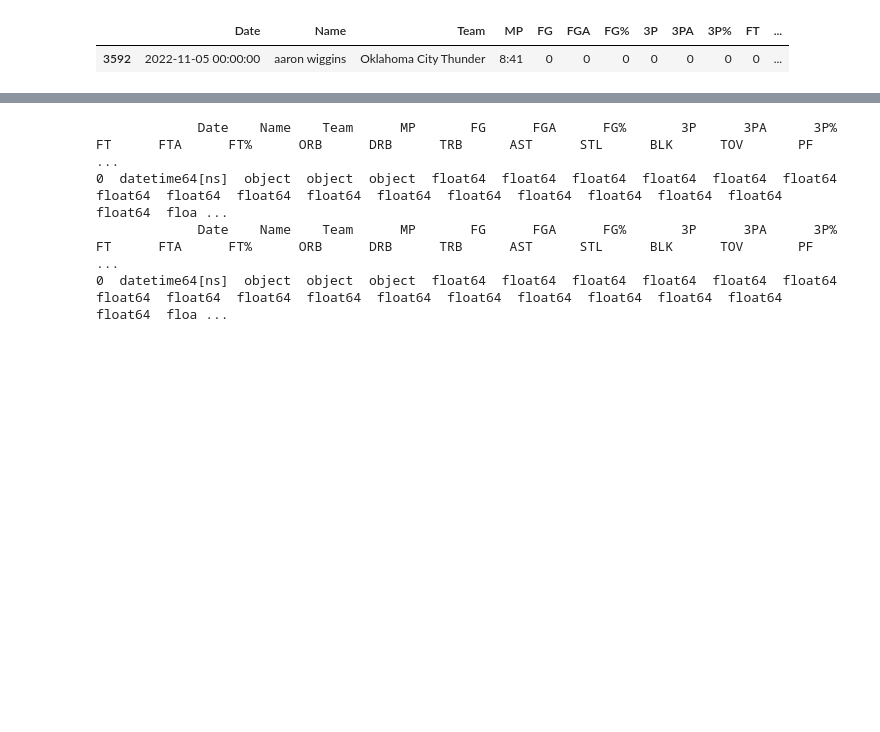
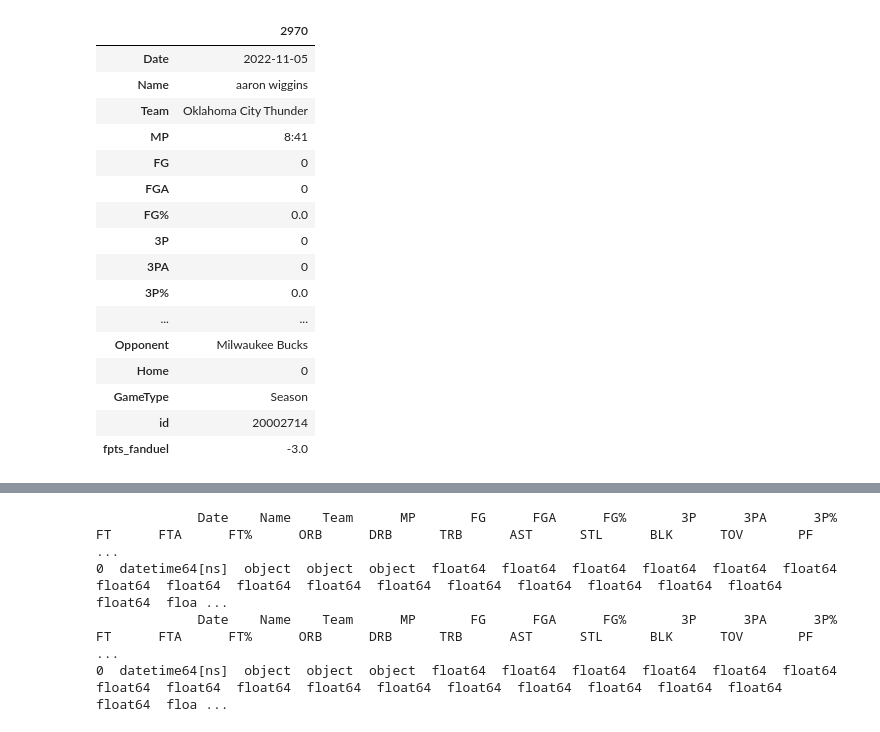
Before and after one commit to sammig6i/NBA-Fantasy-Points-Prediction, a Jupyter notebook: notebooks/EDA.ipynb, the cells around one changed output, grey strips where cells are left out. Cells and saved outputs as stored; diff of their text form; code cells hidden in the pictures; blank space fills up the shorter version.

```diff
--- a/notebooks/EDA.ipynb
+++ b/notebooks/EDA.ipynb
@@ -12,8 +12,8 @@ import warnings
 warnings.filterwarnings('ignore')
 %matplotlib inline
 # %%
-season_22_23 = pd.read_csv('../data/processed/Season(2022-23).csv')
-season_23_24 = pd.read_csv('../data/processed/Season(2023-24).csv')
+season_22_23 = pd.read_csv('../data/processed/Season(2022-23)_cleaned.csv')
+season_23_24 = pd.read_csv('../data/processed/Season(2023-24)_cleaned.csv')
 # %%
 print(season_22_23.columns)
 print(season_23_24.columns)
@@ -41,6 +49,3 @@ GameType        0
 id              0
 fpts_fanduel    0
 dtype: int64
-# %%
-season_22_23['Date'] = pd.to_datetime(season_22_23['Date'], format='%Y%m%d')
-season_23_24['Date'] = pd.to_datetime(season_23_24['Date'], format='%Y%m%d')
@@ -155,6 +207,21 @@ season_22_23.loc[season_22_23['fpts_fanduel'].idxmax()].to_frame().T
 # %%
-season_22_23.loc[season_22_23['fpts_fanduel'].idxmin()].to_frame().T
+season_22_23.loc[season_22_23['fpts_fanduel'].idxmin()].to_frame()
 # %% [output]
-|  | Date | Name | Team | MP | FG | FGA | FG% | 3P | 3PA | 3P% | FT | ... |
-| 3592 | 2022-11-05 00:00:00 | aaron wiggins | Oklahoma City Thunder | 8:41 | 0 | 0 | 0 | 0 | 0 | 0 | 0 | ... |
+|  | 2970 |
+| Date | 2022-11-05 |
+| Name | aaron wiggins |
+| Team | Oklahoma City Thunder |
+| MP | 8:41 |
+| FG | 0 |
+| FGA | 0 |
+| FG% | 0.0 |
+| 3P | 0 |
+| 3PA | 0 |
+| 3P% | 0.0 |
+| ... | ... |
+| Opponent | Milwaukee Bucks |
+| Home | 0 |
+| GameType | Season |
+| id | 20002714 |
+| fpts_fanduel | -3.0 |
 # %%
```
Also changed, not shown: parts of 35 cells of this notebook, 3 other files.
